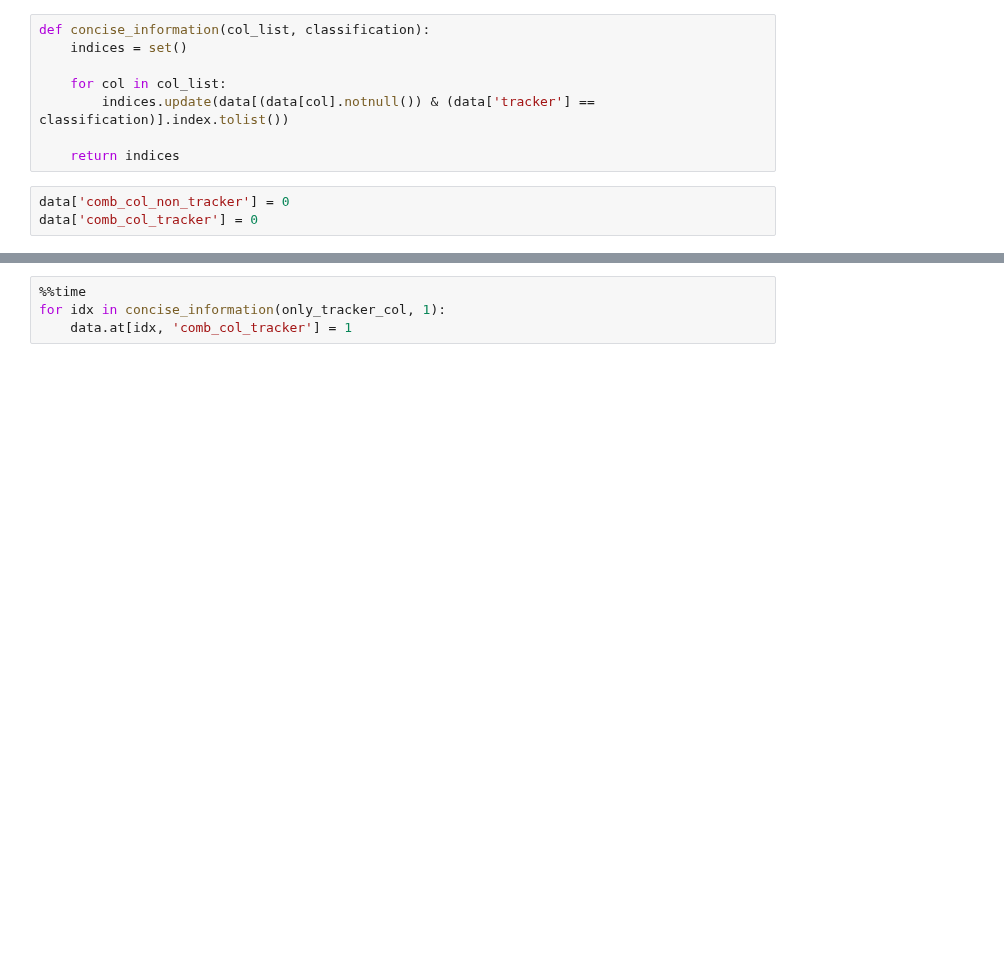
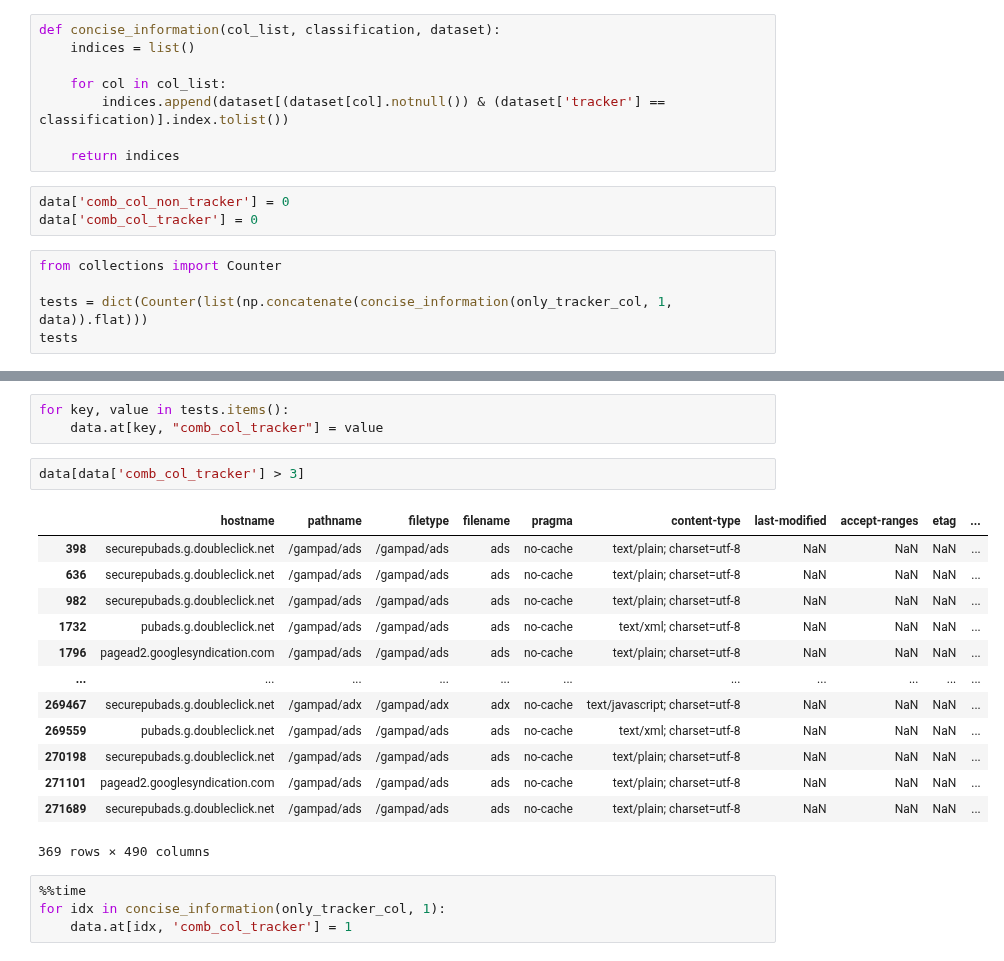
Before and after one commit to wolfrieder/http-response-classifier, a Jupyter notebook: notebooks/data_exploration_chrome.ipynb, the cells around one changed output, grey strips where cells are left out. Drawn from its saved outputs; the diff is of its cells as text; blank space fills up the shorter version.

```diff
--- a/notebooks/data_exploration_chrome.ipynb
+++ b/notebooks/data_exploration_chrome.ipynb
@@ -1105,11 +1142,16 @@ test_dict
 # %%
-def concise_information(col_list, classification):
-    indices = set()
+def concise_information(col_list, classification, dataset):
+    indices = list()
 
     for col in col_list:
-        indices.update(data[(data[col].notnull()) & (data['tracker'] == classification)].index.tolist())
+        indices.append(dataset[(dataset[col].notnull()) & (dataset['tracker'] == classification)].index.tolist())
 
     return indices
 # %%
 data['comb_col_non_tracker'] = 0
 data['comb_col_tracker'] = 0
+# %%
+from collections import Counter
+
+tests = dict(Counter(list(np.concatenate(concise_information(only_tracker_col, 1, data)).flat)))
+tests
@@ -1116,3 +1176,22 @@ data['comb_col_tracker'] = 0
+# %%
+for key, value in tests.items():
+    data.at[key, "comb_col_tracker"] = value
+# %%
+data[data['comb_col_tracker'] > 3]
+# %% [output]
+|  | hostname | pathname | filetype | filename | pragma | content-type | last-modified | accept-ranges | etag | ... |
+| 398 | securepubads.g.doubleclick.net | /gampad/ads | /gampad/ads | ads | no-cache | text/plain; charset=utf-8 | NaN | NaN | NaN | ... |
+| 636 | securepubads.g.doubleclick.net | /gampad/ads | /gampad/ads | ads | no-cache | text/plain; charset=utf-8 | NaN | NaN | NaN | ... |
+| 982 | securepubads.g.doubleclick.net | /gampad/ads | /gampad/ads | ads | no-cache | text/plain; charset=utf-8 | NaN | NaN | NaN | ... |
+| 1732 | pubads.g.doubleclick.net | /gampad/ads | /gampad/ads | ads | no-cache | text/xml; charset=utf-8 | NaN | NaN | NaN | ... |
+| 1796 | pagead2.googlesyndication.com | /gampad/ads | /gampad/ads | ads | no-cache | text/plain; charset=utf-8 | NaN | NaN | NaN | ... |
+| ... | ... | ... | ... | ... | ... | ... | ... | ... | ... | ... |
+| 269467 | securepubads.g.doubleclick.net | /gampad/adx | /gampad/adx | adx | no-cache | text/javascript; charset=utf-8 | NaN | NaN | NaN | ... |
+| 269559 | pubads.g.doubleclick.net | /gampad/ads | /gampad/ads | ads | no-cache | text/xml; charset=utf-8 | NaN | NaN | NaN | ... |
+| 270198 | securepubads.g.doubleclick.net | /gampad/ads | /gampad/ads | ads | no-cache | text/plain; charset=utf-8 | NaN | NaN | NaN | ... |
+| 271101 | pagead2.googlesyndication.com | /gampad/ads | /gampad/ads | ads | no-cache | text/plain; charset=utf-8 | NaN | NaN | NaN | ... |
+| 271689 | securepubads.g.doubleclick.net | /gampad/ads | /gampad/ads | ads | no-cache | text/plain; charset=utf-8 | NaN | NaN | NaN | ... |
+369 rows × 490 columns
 # %%
 %%time
 for idx in concise_information(only_tracker_col, 1):
```
Also changed, not shown: parts of 23 cells of this notebook, 7 other files.
